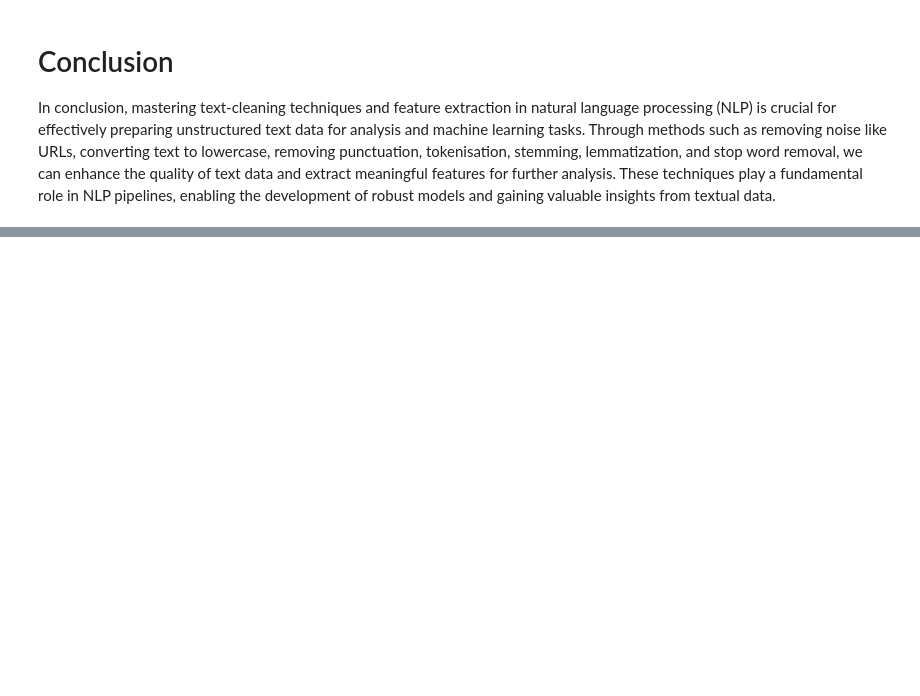
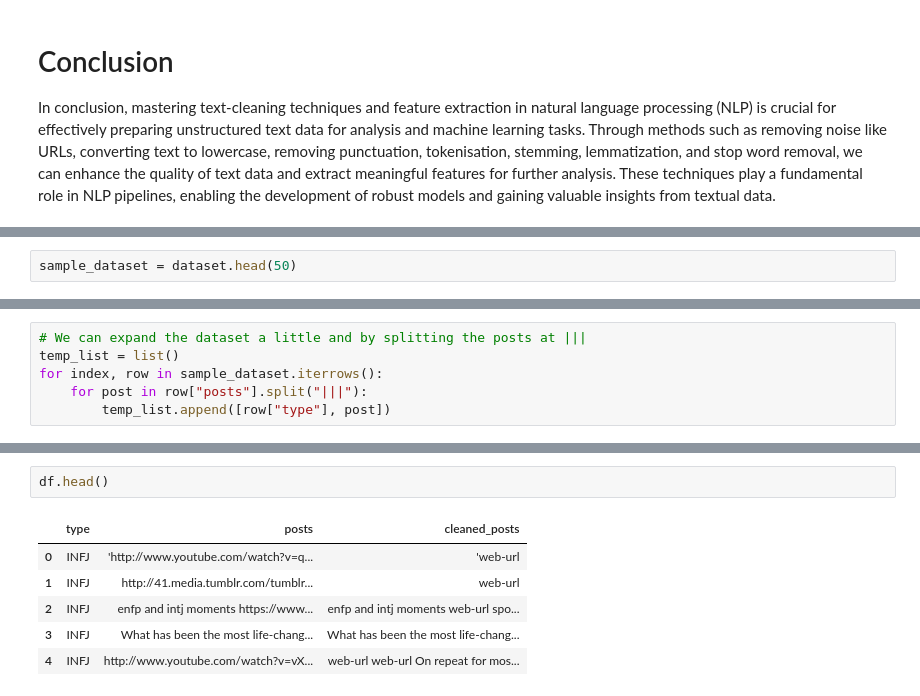
Before and after one commit to mut-rogers/Machine-Learning, a Jupyter notebook: Natural Language Processing - NLP/Introduction_to_NLP_and_cleaning_text_Examples.ipynb, the cells around one changed output, grey strips where cells are left out. Saved outputs shown, nothing was run; the diff lists cells and outputs as text; blank space fills up the shorter version.

```diff
--- a/Natural Language Processing - NLP/Introduction_to_NLP_and_cleaning_text_Examples.ipynb
+++ b/Natural Language Processing - NLP/Introduction_to_NLP_and_cleaning_text_Examples.ipynb
@@ -700,0 +707,2 @@ In conclusion, mastering text-cleaning techniques and feature extraction in natu
+# %%
+sample_dataset = dataset.head(50)
@@ -700,0 +718,6 @@ In conclusion, mastering text-cleaning techniques and feature extraction in natu
+# %%
+# We can expand the dataset a little and by splitting the posts at |||
+temp_list = list()
+for index, row in sample_dataset.iterrows():
+    for post in row["posts"].split("|||"):
+        temp_list.append([row["type"], post])
@@ -700,0 +738,9 @@ In conclusion, mastering text-cleaning techniques and feature extraction in natu
+# %%
+df.head()
+# %% [output]
+|  | type | posts | cleaned_posts |
+| 0 | INFJ | 'http://www.youtube.com/watch?v=q... | 'web-url |
+| 1 | INFJ | http://41.media.tumblr.com/tumblr... | web-url |
+| 2 | INFJ | enfp and intj moments https://www... | enfp and intj moments web-url spo... |
+| 3 | INFJ | What has been the most life-chang... | What has been the most life-chang... |
+| 4 | INFJ | http://www.youtube.com/watch?v=vX... | web-url web-url On repeat for mos... |
```
Also changed, not shown: parts of 20 cells of this notebook.
